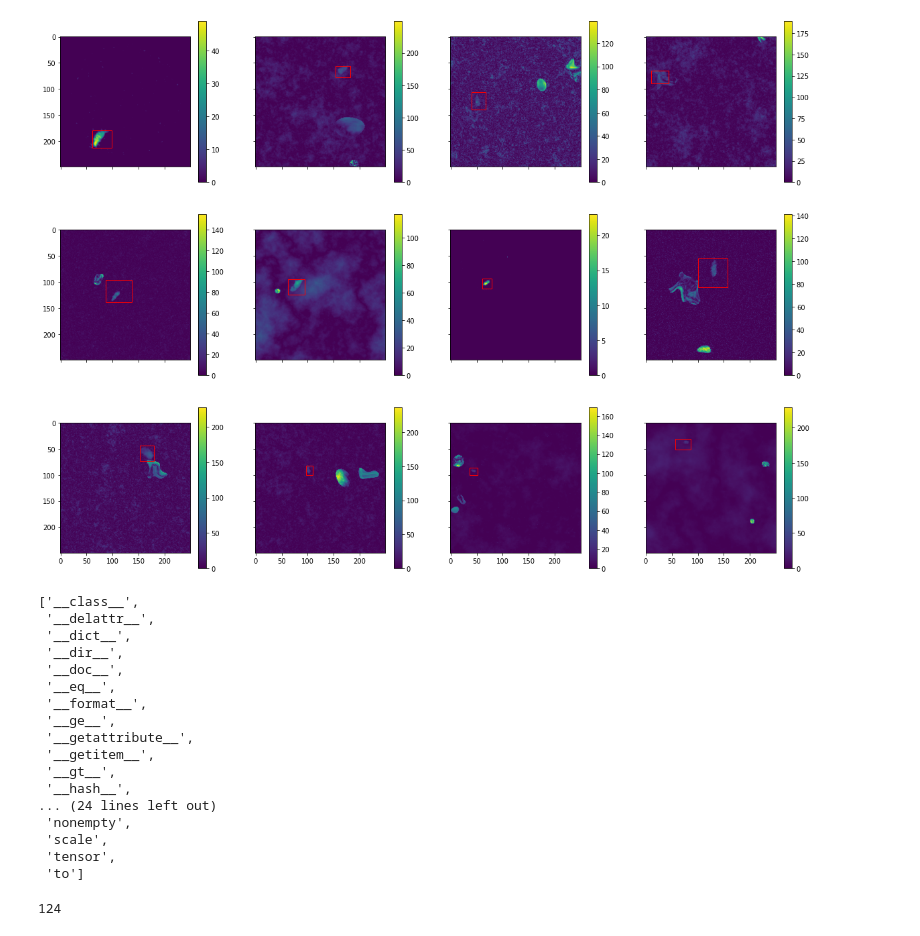
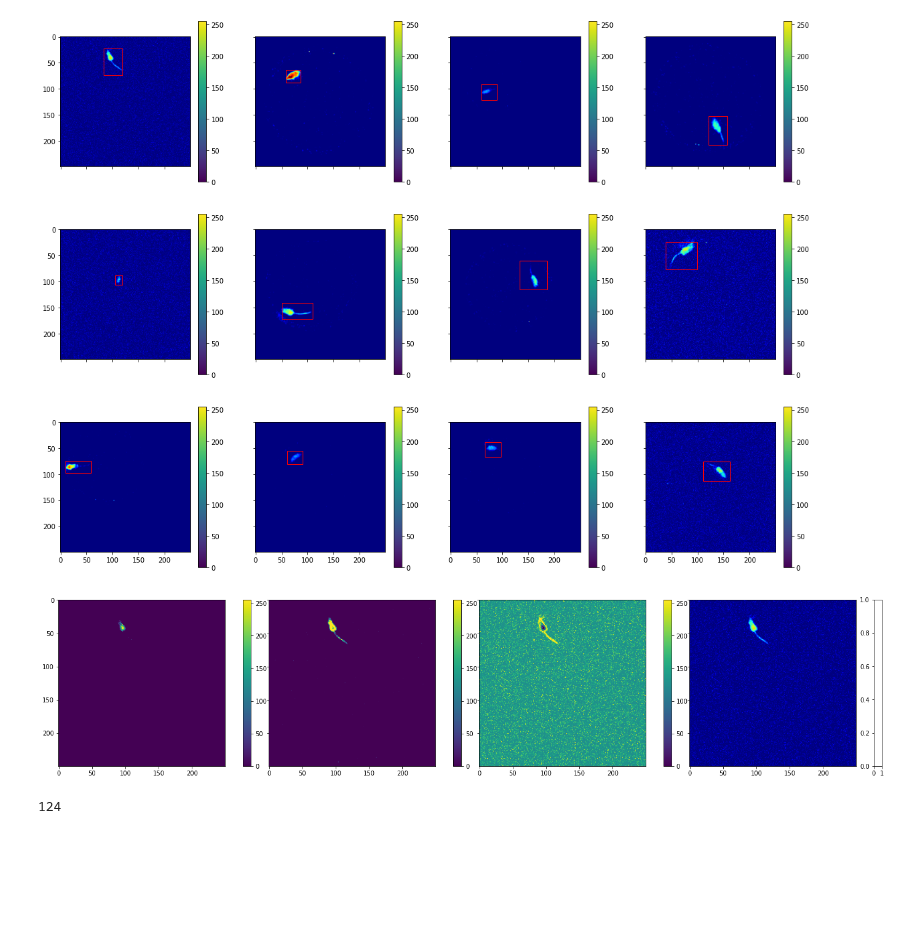
Before and after one commit to tischfieldlab/moseq2-detectron-extract, a Jupyter notebook: notebooks/Augmentations.ipynb, the cells around one changed output. Drawn from its saved outputs; the diff is of its cells as text; code cells hidden in the pictures; blank space fills up the shorter version.

Commit message:
try "jet encoding" data?

```diff
--- a/notebooks/Augmentations.ipynb
+++ b/notebooks/Augmentations.ipynb
@@ -28,10 +47,13 @@ from PIL import Image
 # %%
-model_dir = r'C:\Users\thackray\git\moseq2-detectron-extract\notebooks\models\2021-09-28_big_model\2021-10-05T13-56_51'
+# model_dir = r'C:\Users\thackray\git\moseq2-detectron-extract\notebooks\models\2021-09-28_big_model\2021-10-05T13-56_51'
+model_dir = r'C:\Users\Josh\git\moseq2\moseq2-detectron-extract\notebooks\models\2021-09-28_big_model\2021-10-20T16-16_35'
 annot_file = [
-    "C:\\Users\\thackray\\moseq-detectron-data\\2021-09-15_sci-dataset-big-annotated-keypoints-masks\\project-3-at-2022-02-19-19-24-fe2ed492.json",
+    #"C:\\Users\\thackray\\moseq-detectron-data\\2021-09-15_sci-dataset-big-annotated-keypoints-masks\\project-3-at-2022-02-19-19-24-fe2ed492.json",
     #"C:\\Users\\thackray\\moseq-detectron-data\\moseq-mask-keypoints-annot\\result.json",
+    "E:\\moseq_raw_data\\detectron2_testing\\2021-09-15_sci-dataset-big-annotated-keypoints-masks\\project-3-at-2021-09-16-21-07-30920741.json",
 ]
 replace_data_path = [
+    ("/data/local-files/?d=Moseq-SCI-Detectron/images/", "E:\\moseq_raw_data\\detectron2_testing\\2021-09-15_sci-dataset-big-annotated-keypoints-masks\\sci-dataset\\images\\"),
     ("/data/local-files/?d=Moseq-SCI-Detectron/images/", "C:\\Users\\thackray\\moseq-detectron-data\\2021-09-15_sci-dataset-big-annotated-keypoints-masks\\sci-dataset\\images\\"),
     ("images/", "C:\\Users\\thackray\\moseq-detectron-data\\moseq-mask-keypoints-annot\\images\\"),
     ("E:\\moseq_raw_data\\unet_testing\\multi-dataset\\from_cluster\\images\\", "C:\\Users\\thackray\\moseq-detectron-data\\moseq-mask-keypoints-annot\\images\\")
@@ -101,38 +117,22 @@ Serialized dataset takes 3.26 MiB
 items = list(itertools.islice(loader, 1))[0]
 # %%
 num_images = cfg.SOLVER.IMS_PER_BATCH
-vmin = 0
+vmin = None
 vmax = None
 
 fig, axs = plt.subplots(3, num_images // 3, figsize=(20,15), sharex=True, sharey=True)
 axs = list(itertools.chain(*axs))
 
 for i, data in enumerate(items):
-    idata = np.squeeze(data['image'].numpy())
+    idata = np.moveaxis(np.squeeze(data['image'].numpy()), [0], [2])
     #print(idata.min(), idata.max())
     im = axs[i].imshow(idata, vmin=vmin, vmax=vmax)
     for bbox in data['instances'].gt_boxes:
         axs[i].add_patch(Rectangle((bbox[0], bbox[1]), bbox[2]-bbox[0], bbox[3]-bbox[1], edgecolor='red', facecolor='none'))
     plt.colorbar(im, ax=axs[i])
 # %% [output]
-[figure, old version]
+[figure, new version]
 # %%
-dir(items[0]['instances'].gt_boxes)
+plot_tri_channel(np.moveaxis(np.squeeze(items[0]['image'].numpy()), [0], [2]))
 # %% [output]
-['__class__',
- '__delattr__',
- '__dict__',
- '__dir__',
- '__doc__',
- '__eq__',
- '__format__',
- '__ge__',
- '__getattribute__',
- '__getitem__',
- '__gt__',
- '__hash__',
-... (24 lines left out)
- 'nonempty',
- 'scale',
- 'tensor',
- 'to']
+[figure, added]
```
Also changed, not shown: parts of 4 cells of this notebook, 2 other files.
